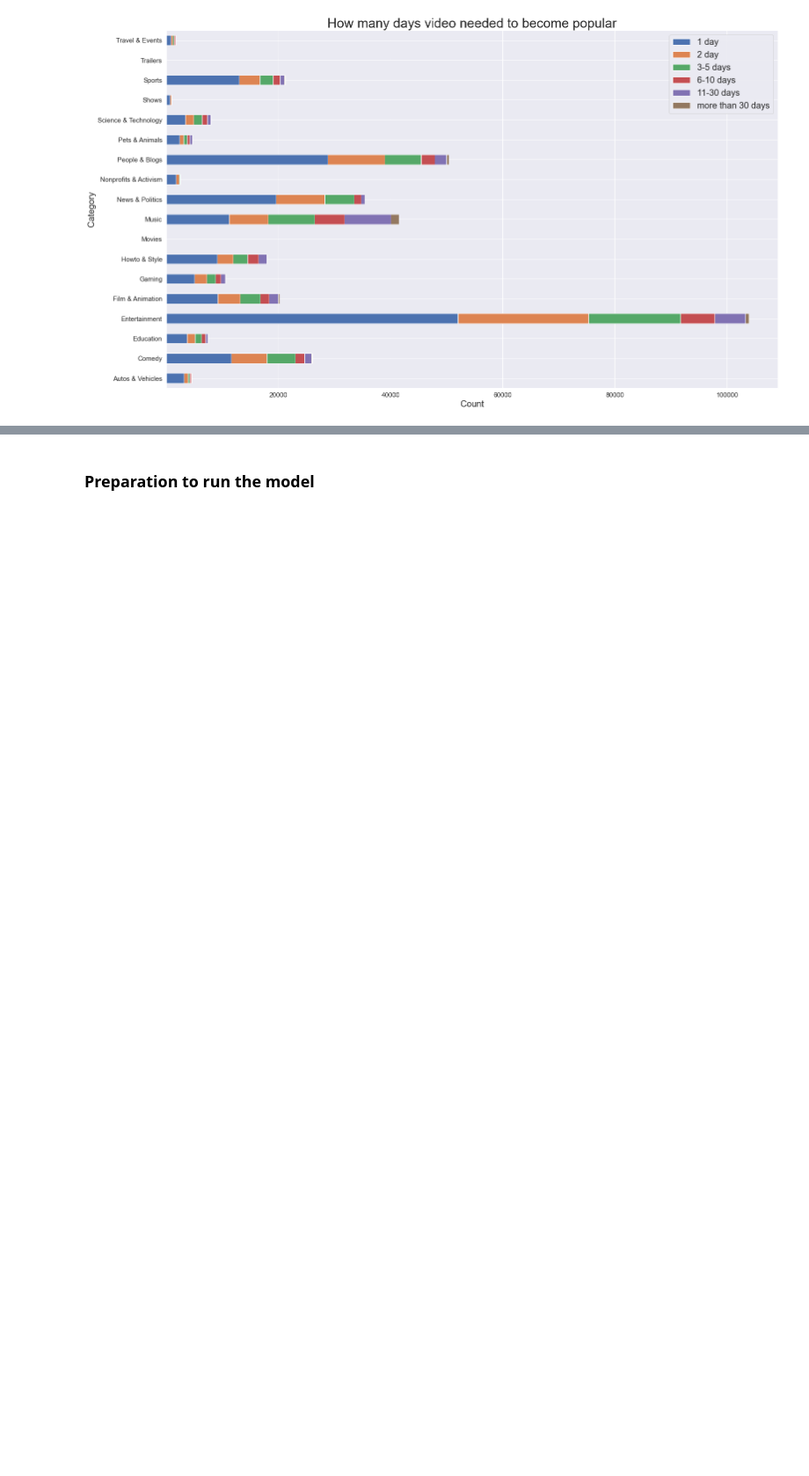
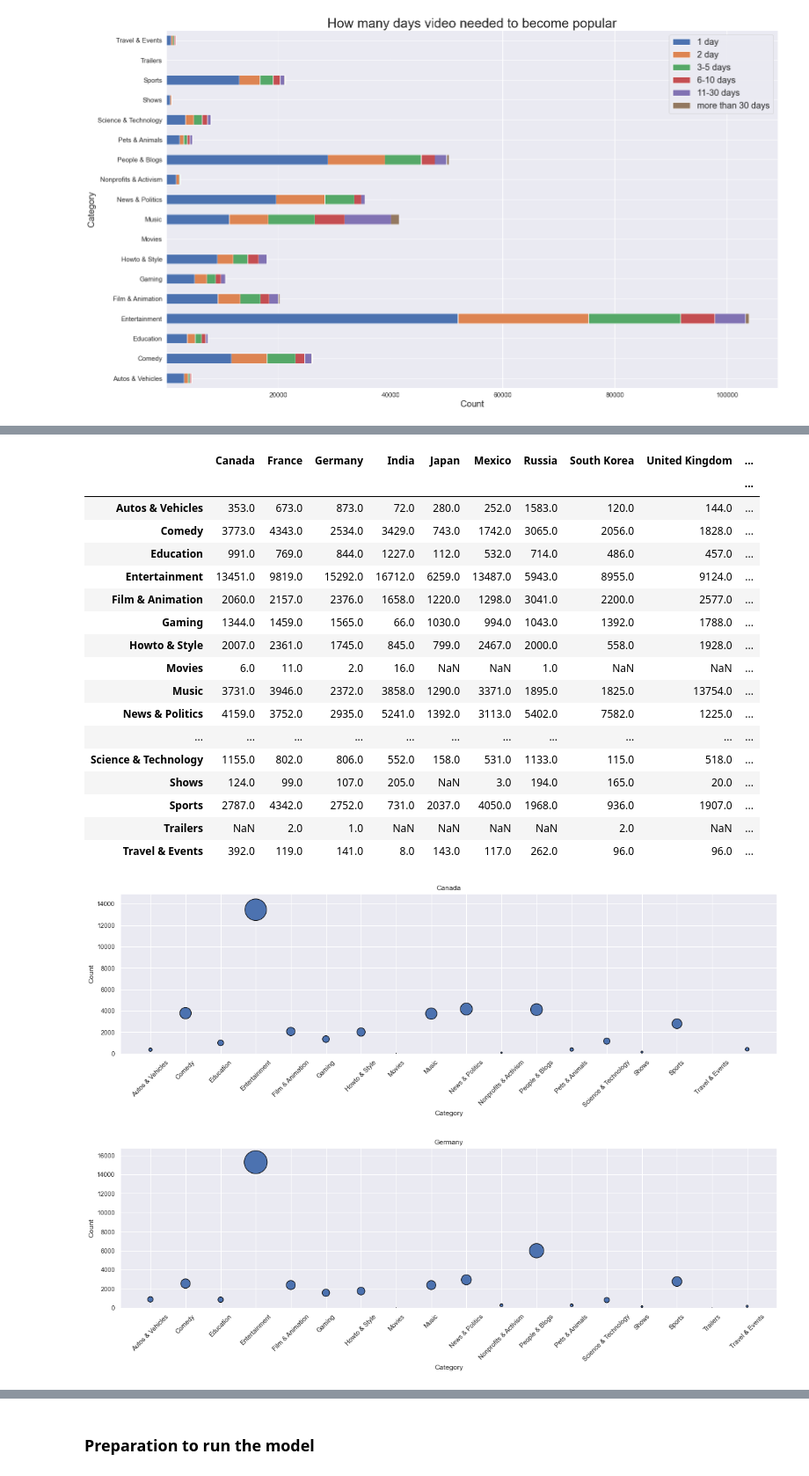
Before and after one commit to MateuszBocko/ML, a Jupyter notebook: VideoTrendingAnalysis/VideoTrending.ipynb, the cells around one changed output, grey strips where cells are left out. Shown at 88% size. Drawn from its saved outputs; the diff is of its cells as text; code cells hidden in the pictures; blank space fills up the shorter version.

```diff
--- a/VideoTrendingAnalysis/VideoTrending.ipynb
+++ b/VideoTrendingAnalysis/VideoTrending.ipynb
@@ -415,0 +489,66 @@ pretty_table(temp_df[['Channel','Count']].set_index('Channel'), 'Top 20 channels
+# %%
+# prepare data for visualization: country X category X count
+country_df = df[['region','category']].groupby(['region','category'], as_index=False).size()
+
+country_df['region'] = country_df['region'].map(country_mapping)
+# %%
+# pivot table and remove indexes
+country_df_pivoted = pd.pivot_table(country_df, values='size', index=['category'], columns=['region'], aggfunc=np.sum)
+
+country_df_pivoted = country_df_pivoted.reset_index().rename_axis(None, axis=1).rename(columns={'category':''}).set_index('')
+# %%
+# transform categorical column in a numerical value
+country_df['region']=pd.Categorical(country_df['region'])
+country_df['category']=pd.Categorical(country_df['category'])
+
+for country in country_df['region'].unique():
+
+    temp_df = country_df[country_df['region'] == country]
+
+    # Set the figure size
+    plt.figure(figsize=(20, 5))
+
+    # Scatterplot
+    plt.scatter(
+        x = temp_df['category'].cat.codes,
+        y = temp_df['size'],
+        marker="o",
+        s = temp_df['size']/10,
+        cmap="Accent",
+        alpha=1,
+        edgecolors="black",
+        linewidth=1);
+
+    # Add titles (main and on axis)
+    x = temp_df['category'].tolist()
+    default_x_ticks = range(len(x))
+    plt.xticks(default_x_ticks, x)
+    plt.xticks(rotation = 45)
+    plt.ylim(0,temp_df['size'].max()+1500)
+
+    plt.xlabel("Category")
+    plt.ylabel("Count")
+    plt.title(country);
+
+country_df_pivoted
+# %% [output]
+|  | Canada | France | Germany | India | Japan | Mexico | Russia | South Korea | United Kingdom | ... |
+|  |  |  |  |  |  |  |  |  |  | ... |
+| Autos & Vehicles | 353.0 | 673.0 | 873.0 | 72.0 | 280.0 | 252.0 | 1583.0 | 120.0 | 144.0 | ... |
+| Comedy | 3773.0 | 4343.0 | 2534.0 | 3429.0 | 743.0 | 1742.0 | 3065.0 | 2056.0 | 1828.0 | ... |
+| Education | 991.0 | 769.0 | 844.0 | 1227.0 | 112.0 | 532.0 | 714.0 | 486.0 | 457.0 | ... |
+| Entertainment | 13451.0 | 9819.0 | 15292.0 | 16712.0 | 6259.0 | 13487.0 | 5943.0 | 8955.0 | 9124.0 | ... |
+| Film & Animation | 2060.0 | 2157.0 | 2376.0 | 1658.0 | 1220.0 | 1298.0 | 3041.0 | 2200.0 | 2577.0 | ... |
+| Gaming | 1344.0 | 1459.0 | 1565.0 | 66.0 | 1030.0 | 994.0 | 1043.0 | 1392.0 | 1788.0 | ... |
+| Howto & Style | 2007.0 | 2361.0 | 1745.0 | 845.0 | 799.0 | 2467.0 | 2000.0 | 558.0 | 1928.0 | ... |
+| Movies | 6.0 | 11.0 | 2.0 | 16.0 | NaN | NaN | 1.0 | NaN | NaN | ... |
+| Music | 3731.0 | 3946.0 | 2372.0 | 3858.0 | 1290.0 | 3371.0 | 1895.0 | 1825.0 | 13754.0 | ... |
+| News & Politics | 4159.0 | 3752.0 | 2935.0 | 5241.0 | 1392.0 | 3113.0 | 5402.0 | 7582.0 | 1225.0 | ... |
+| ... | ... | ... | ... | ... | ... | ... | ... | ... | ... | ... |
+| Science & Technology | 1155.0 | 802.0 | 806.0 | 552.0 | 158.0 | 531.0 | 1133.0 | 115.0 | 518.0 | ... |
+| Shows | 124.0 | 99.0 | 107.0 | 205.0 | NaN | 3.0 | 194.0 | 165.0 | 20.0 | ... |
+| Sports | 2787.0 | 4342.0 | 2752.0 | 731.0 | 2037.0 | 4050.0 | 1968.0 | 936.0 | 1907.0 | ... |
+| Trailers | NaN | 2.0 | 1.0 | NaN | NaN | NaN | NaN | 2.0 | NaN | ... |
+| Travel & Events | 392.0 | 119.0 | 141.0 | 8.0 | 143.0 | 117.0 | 262.0 | 96.0 | 96.0 | ... |
+[figure, added]
+[figure, added]
```
Also changed, not shown: parts of 7 cells of this notebook.
